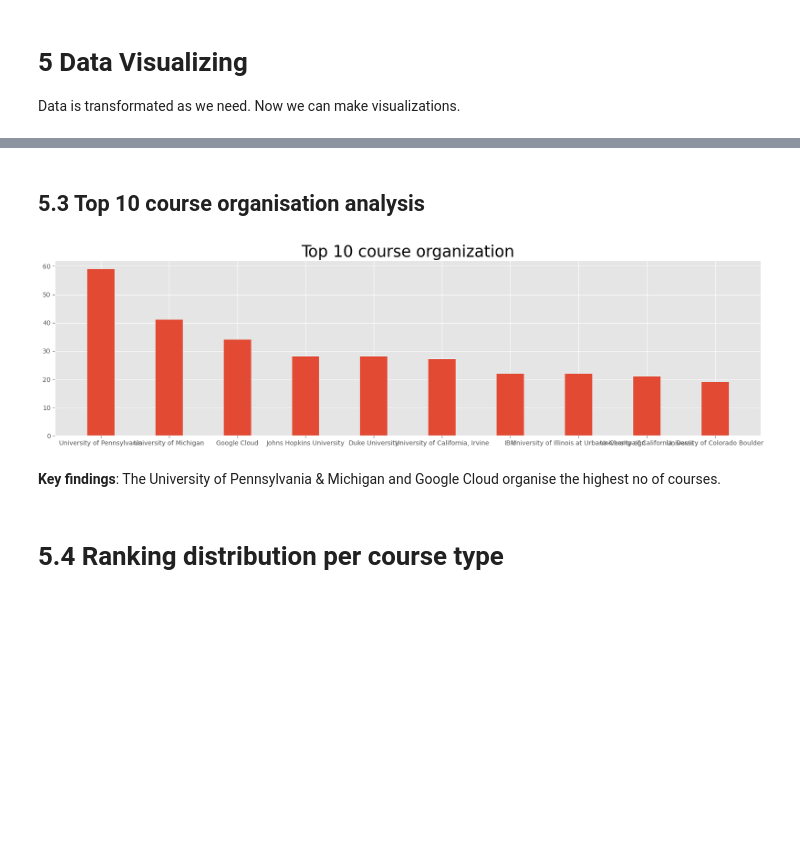
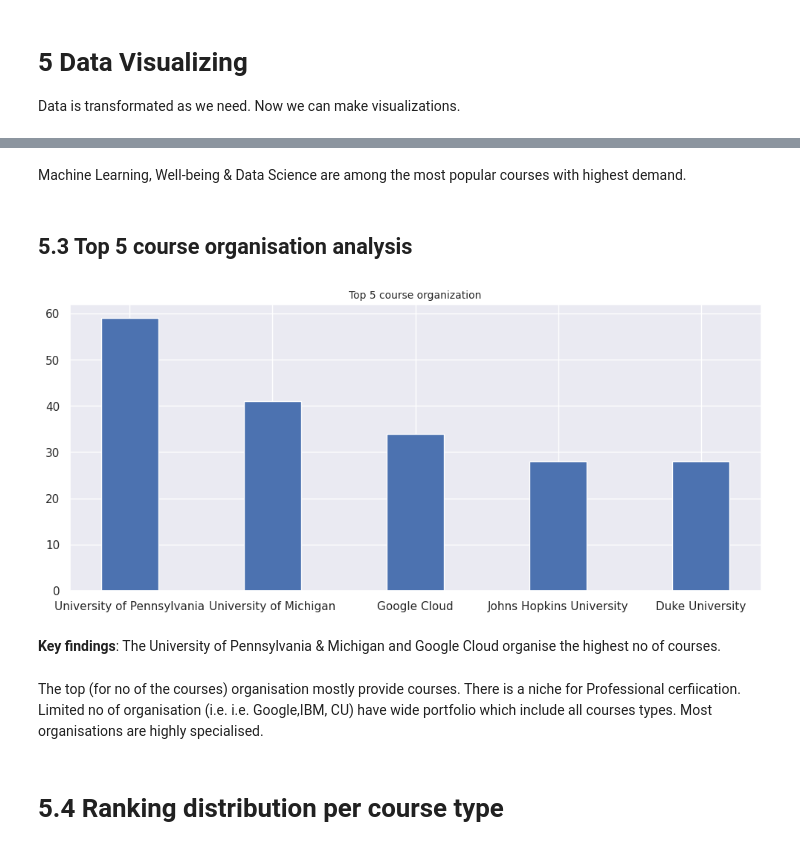
Before and after one commit to LeaMila/Anna_Balcerzak, a Jupyter notebook: task-final.ipynb, the cells around one changed output, grey strips where cells are left out. Drawn from its saved outputs; the diff is of its cells as text; code cells hidden in the pictures; blank space fills up the shorter version.

```diff
--- a/task-final.ipynb
+++ b/task-final.ipynb
@@ -192,5 +201 @@ Data is transformated as we need. Now we can make visualizations.
-# %%
-plt.style.use('ggplot')
-font_title={'fontfamily':'monospace','fontweight':'bold','fontsize':20}
-font_label={'fontfamily':'monospace', 'fontsize':12}
 # %% [markdown]
@@ -228,17 +227,19 @@ plt.show()
+# %% [markdown]
+ Machine Learning,  Well-being & Data Science are among the most popular courses with highest demand.
 # %% [markdown]
-## 5.3 Top 10 course organisation analysis
+## 5.3 Top 5 course organisation analysis
 # %%
 
-fig = plt.figure(figsize=(20,5), facecolor='white')
+fig = plt.figure(figsize=(12,5))
 
-y = list(df['course_organization'].value_counts()[0:10])
-x = list(df['course_organization'].value_counts().index[0:10])
+y = list(df['course_organization'].value_counts()[0:5])
+x = list(df['course_organization'].value_counts().index[0:5])
 
 plt.bar(x=x, height=y, width=.4)
-plt.title('Top 10 course organization', fontdict={'fontsize': 25})
+plt.title('Top 5 course organization', fontdict={'fontsize': 10})
 
 plt.show()
 # %% [output]
-[figure, old version]
+[figure, new version]
 # %% [markdown]
 **Key findings**: The University of Pennsylvania & Michigan and Google Cloud organise the highest no of courses.
@@ -245,3 +248,6 @@ plt.show()
+# %% [markdown]
+The top (for no of the courses) organisation mostly provide courses. There is a niche for Professional cerfiication.
+Limited no of organisation (i.e. i.e. Google,IBM, CU) have wide portfolio which include all courses types. Most organisations are highly specialised.
 # %% [markdown]
 # 5.4 Ranking distribution per course type
 # %%
```
Also changed, not shown: parts of 46 cells of this notebook.
